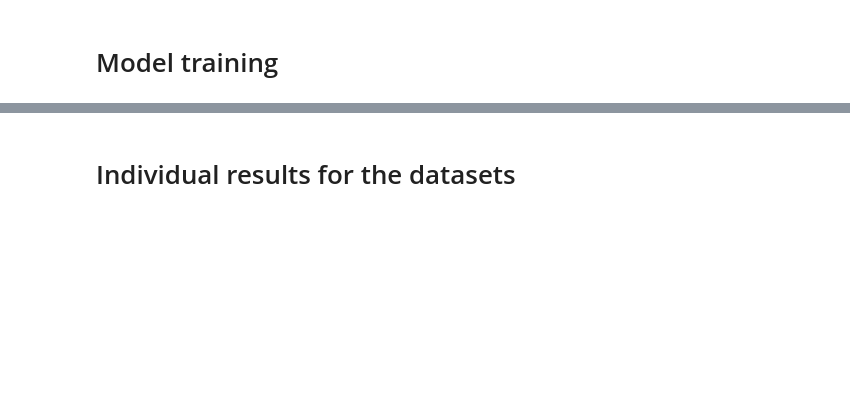
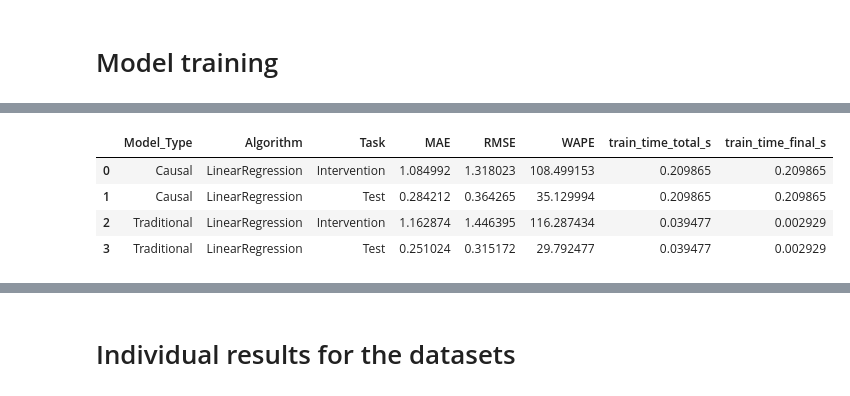
Before and after one commit to zapataunipaderborn/inherently_interpretable_causal_ml, a Jupyter notebook: src/003_benchmark.ipynb, the cells around one changed output, grey strips where cells are left out. Cells and saved outputs as stored; diff of their text form; code cells hidden in the pictures; blank space fills up the shorter version.

Commit message:
addint training times

```diff
--- a/src/003_benchmark.ipynb
+++ b/src/003_benchmark.ipynb
@@ -41,6 +37,8 @@ folder_dict = {f: base_path / f for f in folders}
 # %% [markdown]
 # Model training
 # %%
+import time
+
 results_dfs = []
 
 for folder_name, folder_path in folder_dict.items():
@@ -101,11 +99,14 @@ for folder_name, folder_path in folder_dict.items():
         param_grid = cfg.get("param_grid", None)
 
         # --- Causal version ---
+        t0 = time.perf_counter()
         causal_models = ut.train_causal_models(train_df, G, ModelClass,
                                             model_params=params, param_grid=param_grid)
+        causal_train_time = time.perf_counter() - t0
+
         causal_preds = ut.predict_causal(test_df, G, causal_models, what_if=False)
         rmse_c, wape_c, mae_c = ut.evaluate_metrics(test_df[target_column], causal_preds[target_column], normalize=True)
-        results.append(["Causal", name, rmse_c, wape_c, mae_c, "Test"])
+        results.append(["Causal", name, rmse_c, wape_c, mae_c, "Test", causal_train_time, causal_train_time])
 
         if name == "SymbolicRegression":
             symbolic_equations["causal"][name] = {}
@@ -123,18 +124,28 @@ for folder_name, folder_path in folder_dict.items():
             base_model = ModelClass(**params)
             grid_search = GridSearchCV(base_model, param_grid=param_grid,
                                     cv=4, n_jobs=-1, scoring='neg_mean_absolute_error')
+            t0 = time.perf_counter()
             grid_search.fit(X_train, y_train)
-            model = grid_search.best_estimator_
+            trad_total_time = time.perf_counter() - t0
             best_params[name] = grid_search.best_params_
             print(f"[GridSearchCV] Best params for Traditional '{name}': {grid_search.best_params_}")
+
+            # Refit with best params only (single fit)
+            t0 = time.perf_counter()
+            model = ModelClass(**{**params, **grid_search.best_params_})
+            model.fit(X_train, y_train)
+            trad_final_time = time.perf_counter() - t0
         else:
+            t0 = time.perf_counter()
             model = ModelClass(**params)
             model.fit(X_train, y_train)
+            trad_final_time = time.perf_counter() - t0
+            trad_total_time = trad_final_time  # No CV, same time
             best_params[name] = params
 
         y_pred = model.predict(X_test)
         rmse_t, wape_t, mae_t = ut.evaluate_metrics(y_test, y_pred, normalize=True)
-        results.append(["Traditional", name, rmse_t, wape_t, mae_t, "Test"])
+        results.append(["Traditional", name, rmse_t, wape_t, mae_t, "Test", trad_total_time, trad_final_time])
 
         if name == "SymbolicRegression":
             try:
@@ -148,17 +159,17 @@ for folder_name, folder_path in folder_dict.items():
         # Evaluate interventions
         causal_preds_int = ut.predict_causal(inter_df, G, causal_models, what_if=True)
         rmse_c_int, wape_c_int, mae_c_int = ut.evaluate_metrics(y_int, causal_preds_int[target_column], normalize=True)
-        results.append(["Causal", name, rmse_c_int, wape_c_int, mae_c_int, "Intervention"])
+        results.append(["Causal", name, rmse_c_int, wape_c_int, mae_c_int, "Intervention", causal_train_time, causal_train_time])
 
         y_pred_int = model.predict(X_int)
         rmse_t_int, wape_t_int, mae_t_int = ut.evaluate_metrics(y_int, y_pred_int, normalize=True)
-        results.append(["Traditional", name, rmse_t_int, wape_t_int, mae_t_int, "Intervention"])
+        results.append(["Traditional", name, rmse_t_int, wape_t_int, mae_t_int, "Intervention", trad_total_time, trad_final_time])
 
         trained_models[name] = {"causal": causal_models, "traditional": model}
 
     # Results table
-    results_df = pd.DataFrame(results, columns=["Model_Type", "Algorithm", "RMSE", "WAPE", "MAE", "Task"])
-    results_df = results_df[["Model_Type", "Algorithm", "MAE", "RMSE", "WAPE", "Task"]]
+    results_df = pd.DataFrame(results, columns=["Model_Type", "Algorithm", "RMSE", "WAPE", "MAE", "Task", "train_time_total_s", "train_time_final_s"])
+    results_df = results_df[["Model_Type", "Algorithm", "MAE", "RMSE", "WAPE", "Task", "train_time_total_s", "train_time_final_s"]]
     results_df['experiment'] = folder_name
 
     results_dfs.append(results_df)
@@ -200,7 +211,7 @@ for folder_name, folder_path in folder_dict.items():
     ind_test = fmt_df[fmt_df["Task"] == "Test"].drop(columns=["Task", "experiment"]).sort_values("MAE")
     ind_intervention.to_parquet(folder_save_path / "intervention_results.parquet", index=False, compression="snappy")
     ind_test.to_parquet(folder_save_path / "test_results.parquet", index=False, compression="snappy")
-    print(f"Saved results tables → {folder_save_path}")
+
 
     # Save best hyperparameters as JSON
     params_path = folder_save_path / "best_hyperparameters.json"
@@ -210,11 +221,10 @@ for folder_name, folder_path in folder_dict.items():
     }
     with open(params_path, "w") as f:
         json.dump(serialisable_params, f, indent=2)
-    print(f"Saved hyperparameters → {params_path}")
+
 
     # Save trained models
     for model_name, model_dict in trained_models.items():
         joblib.dump(model_dict["traditional"], models_dir / f"{model_name}_traditional.pkl")
         for node, causal_model in model_dict["causal"].items():
             joblib.dump(causal_model, models_dir / f"{model_name}_causal_{node}.pkl")
-    print(f"Saved models → {models_dir}")
@@ -221,15 +249,22 @@ for folder_name, folder_path in folder_dict.items():
 # %%
 all_results_df = pd.concat(results_dfs, ignore_index=True)
 
 # Group by Model_Type, Algorithm, and Task, and take the median of the numeric columns
 aggregated_results_df = all_results_df.groupby(['Model_Type', 'Algorithm', 'Task']).agg({
     'MAE': 'median',
     'RMSE': 'median',
     'WAPE': 'median',
-
+    'train_time_total_s': 'median',
+    'train_time_final_s': 'median',
 }).reset_index()
 
 
 aggregated_results_df
+# %% [output]
+|  | Model_Type | Algorithm | Task | MAE | RMSE | WAPE | train_time_total_s | train_time_final_s |
+| 0 | Causal | LinearRegression | Intervention | 1.084992 | 1.318023 | 108.499153 | 0.209865 | 0.209865 |
+| 1 | Causal | LinearRegression | Test | 0.284212 | 0.364265 | 35.129994 | 0.209865 | 0.209865 |
+| 2 | Traditional | LinearRegression | Intervention | 1.162874 | 1.446395 | 116.287434 | 0.039477 | 0.002929 |
+| 3 | Traditional | LinearRegression | Test | 0.251024 | 0.315172 | 29.792477 | 0.039477 | 0.002929 |
 # %%
 df = aggregated_results_df.copy()
```
Also changed, not shown: parts of 5 cells of this notebook, 22 other files.
